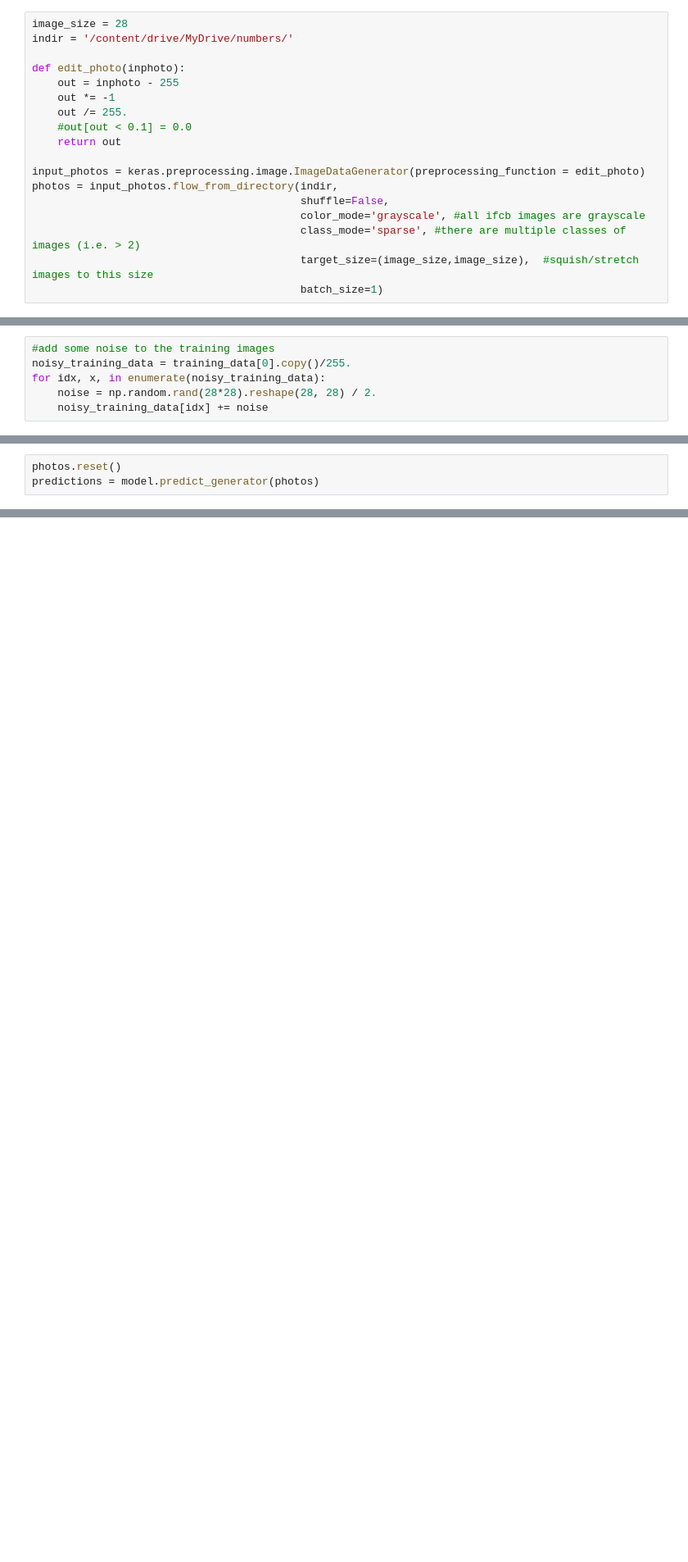
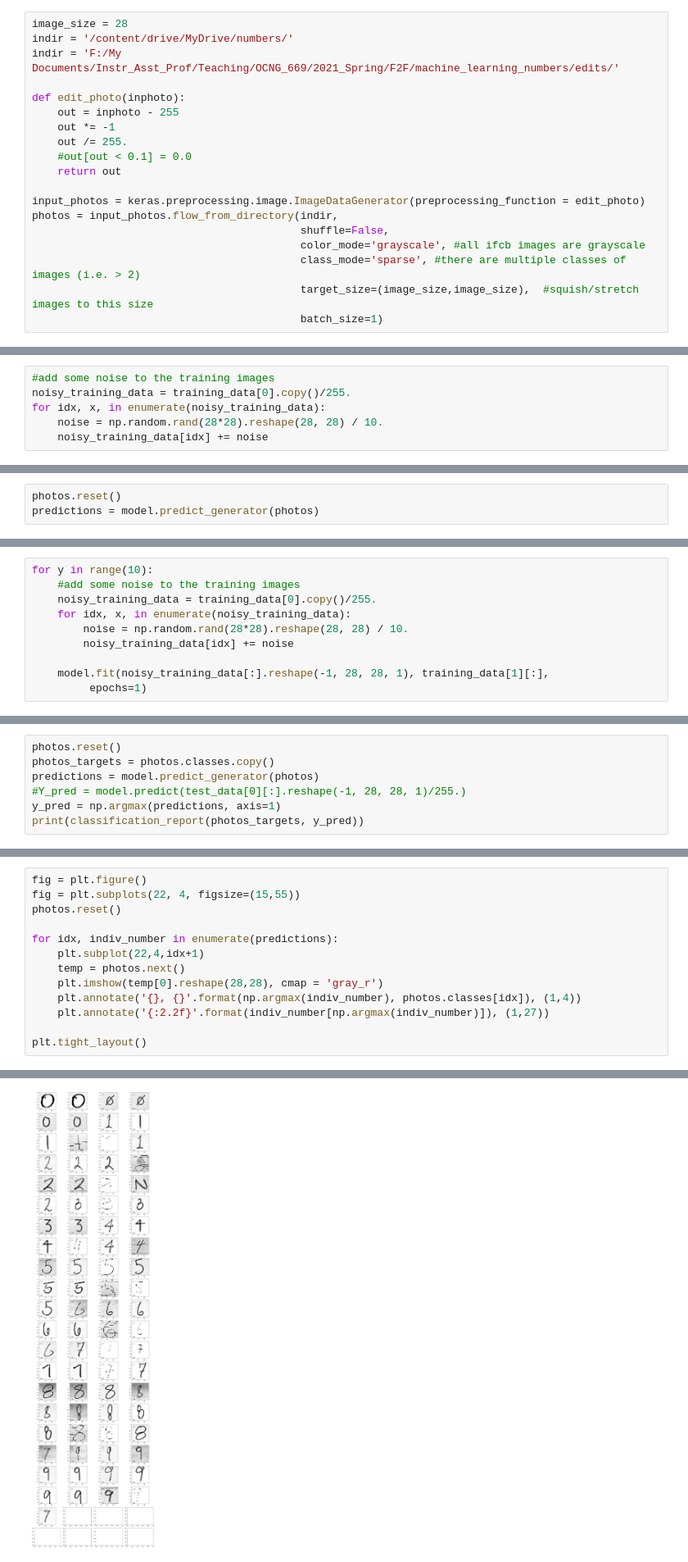
Before and after one commit to snifflesnrumjum/ocng_669_mnist, a Jupyter notebook: MNIST Classifier class.ipynb, the cells around one changed output, grey strips where cells are left out. Shown at 82% size. Saved outputs shown, nothing was run; the diff lists cells and outputs as text; blank space fills up the shorter version.

```diff
--- a/MNIST Classifier class.ipynb
+++ b/MNIST Classifier class.ipynb
@@ -111,6 +233,7 @@ Will that impact our model and our predictions?
 # %%
 image_size = 28
 indir = '/content/drive/MyDrive/numbers/'
+indir = 'F:/My Documents/Instr_Asst_Prof/Teaching/OCNG_669/2021_Spring/F2F/machine_learning_numbers/edits/'
 
 def edit_photo(inphoto):
     out = inphoto - 255
@@ -163,7 +316,7 @@ model.optimizer.lr = 0.0002
 #add some noise to the training images
 noisy_training_data = training_data[0].copy()/255.
 for idx, x, in enumerate(noisy_training_data):
-    noise = np.random.rand(28*28).reshape(28, 28) / 2.
+    noise = np.random.rand(28*28).reshape(28, 28) / 10.
     noisy_training_data[idx] += noise
 # %% [markdown]
 Here's what the noisy data look like:
@@ -206,0 +387,10 @@ plt.tight_layout()
+# %%
+for y in range(10):
+    #add some noise to the training images
+    noisy_training_data = training_data[0].copy()/255.
+    for idx, x, in enumerate(noisy_training_data):
+        noise = np.random.rand(28*28).reshape(28, 28) / 10.
+        noisy_training_data[idx] += noise
+
+    model.fit(noisy_training_data[:].reshape(-1, 28, 28, 1), training_data[1][:],
+         epochs=1)
@@ -206,0 +410,7 @@ plt.tight_layout()
+# %%
+photos.reset()
+photos_targets = photos.classes.copy()
+predictions = model.predict_generator(photos)
+#Y_pred = model.predict(test_data[0][:].reshape(-1, 28, 28, 1)/255.)
+y_pred = np.argmax(predictions, axis=1)
+print(classification_report(photos_targets, y_pred))
@@ -206,0 +434,14 @@ plt.tight_layout()
+# %%
+fig = plt.figure()
+fig = plt.subplots(22, 4, figsize=(15,55))
+photos.reset()
+
+for idx, indiv_number in enumerate(predictions):
+    plt.subplot(22,4,idx+1)
+    temp = photos.next()
+    plt.imshow(temp[0].reshape(28,28), cmap = 'gray_r')
+    plt.annotate('{}, {}'.format(np.argmax(indiv_number), photos.classes[idx]), (1,4))
+    plt.annotate('{:2.2f}'.format(indiv_number[np.argmax(indiv_number)]), (1,27))
+
+plt.tight_layout()
+# %% [output]
@@ -206,0 +449 @@ plt.tight_layout()
+[figure, added]
```
Also changed, not shown: parts of 46 cells of this notebook.
